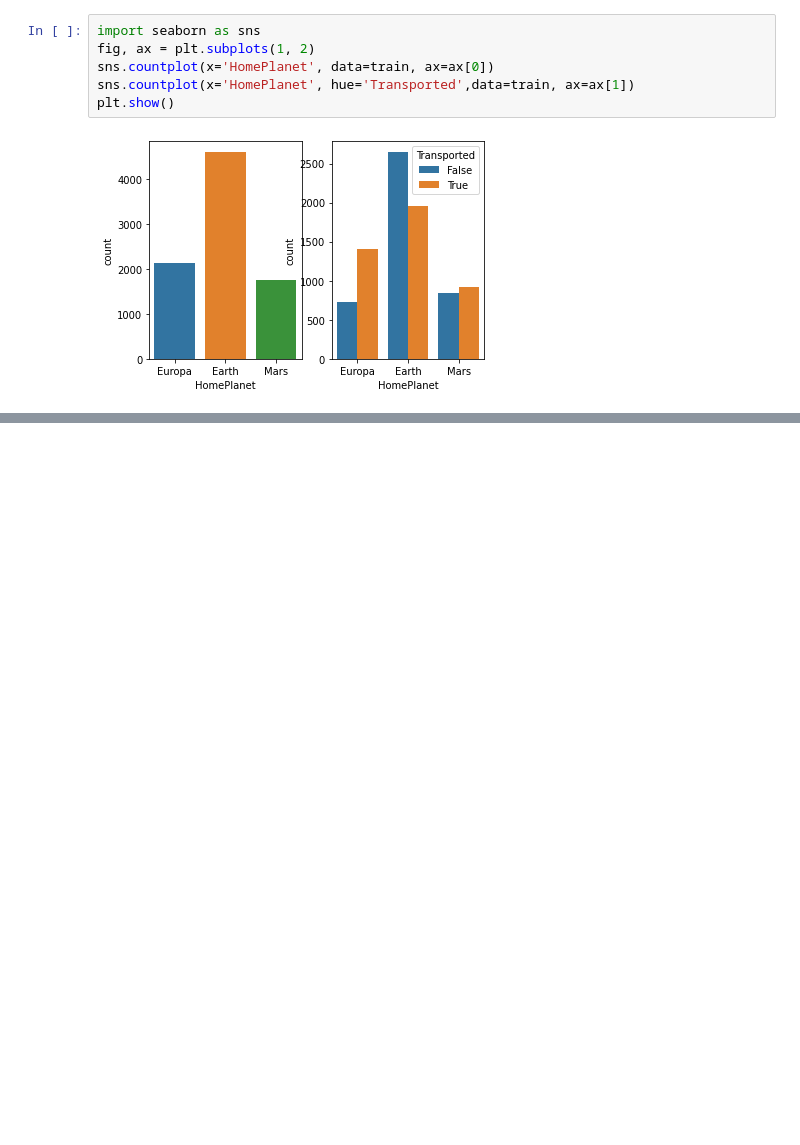
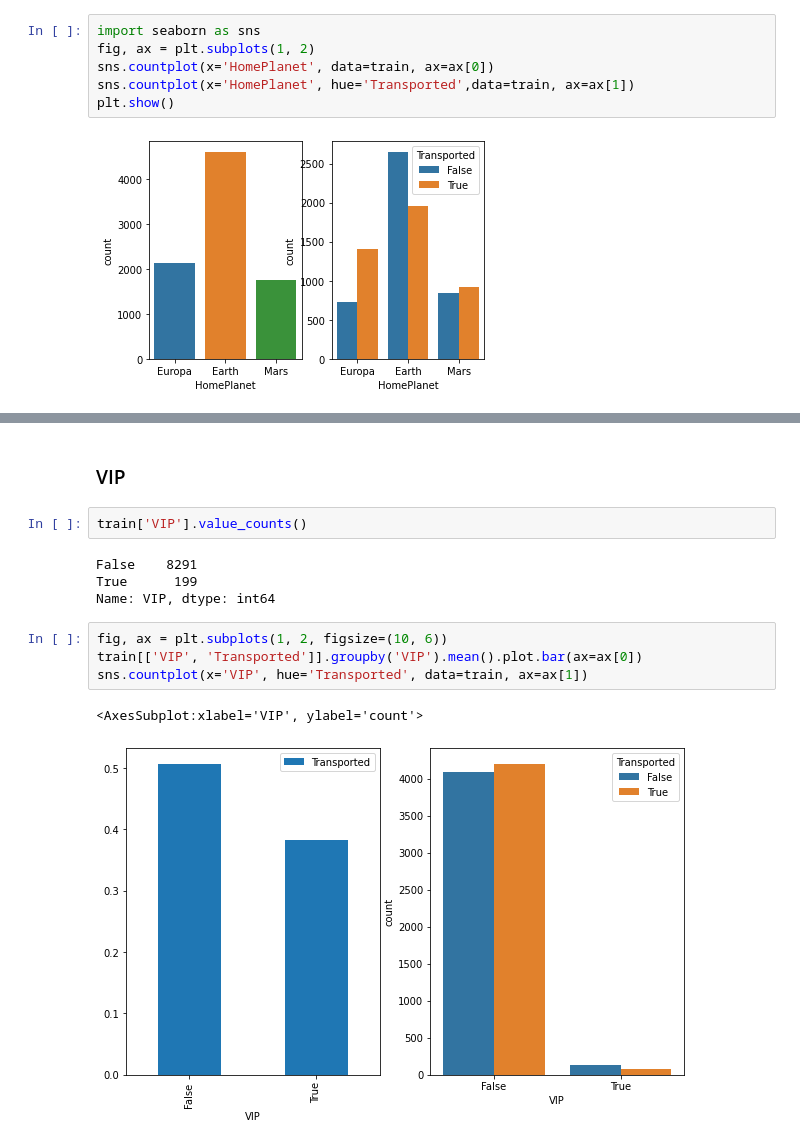
Before and after one commit to sinjy1203/kaggle_MyNotebook, a Jupyter notebook: spaceshiptitanic-binaryclassification-1.ipynb, the cells around one changed output, grey strips where cells are left out. Saved outputs shown, nothing was run; the diff lists cells and outputs as text; blank space fills up the shorter version.

```diff
--- a/spaceshiptitanic-binaryclassification-1.ipynb
+++ b/spaceshiptitanic-binaryclassification-1.ipynb
@@ -217,0 +332,15 @@ plt.show()
+# %% [markdown]
+### VIP
+# %%
+train['VIP'].value_counts()
+# %% [output]
+False    8291
+True      199
+Name: VIP, dtype: int64
+# %%
+fig, ax = plt.subplots(1, 2, figsize=(10, 6))
+train[['VIP', 'Transported']].groupby('VIP').mean().plot.bar(ax=ax[0])
+sns.countplot(x='VIP', hue='Transported', data=train, ax=ax[1])
+# %% [output]
+<AxesSubplot:xlabel='VIP', ylabel='count'>
+[figure, added]
```
Also changed, not shown: parts of 37 cells of this notebook.
